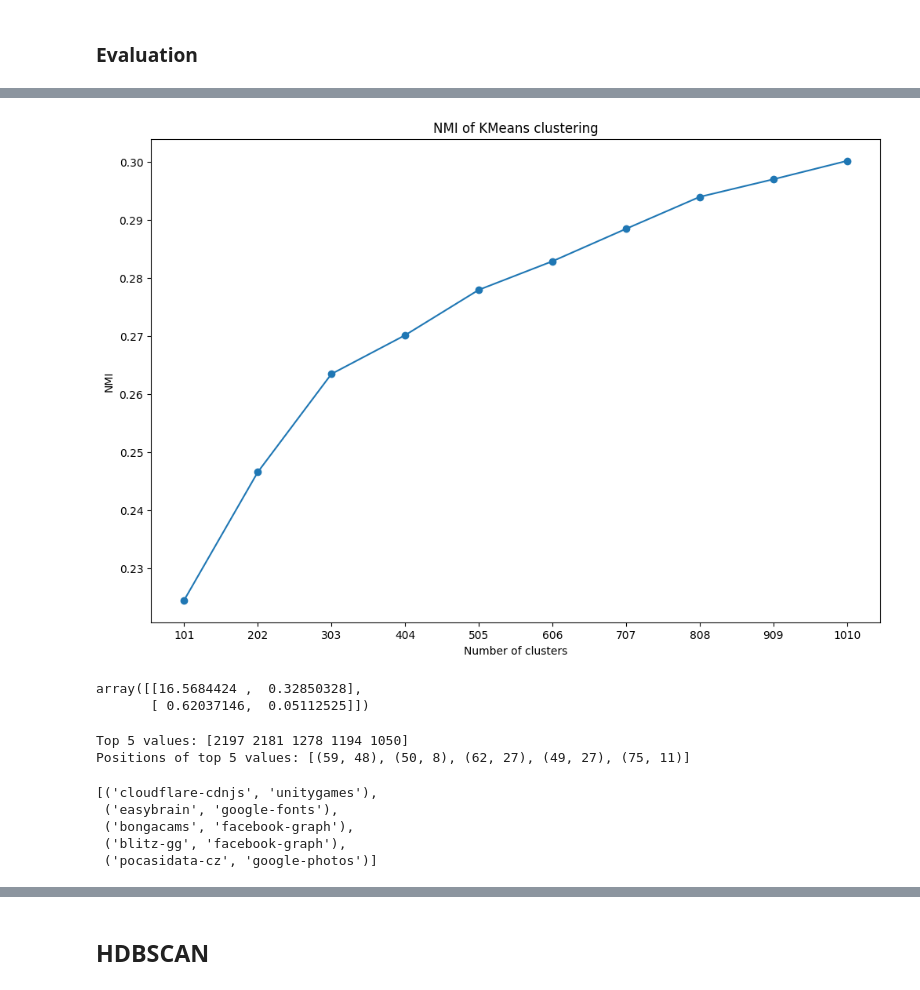
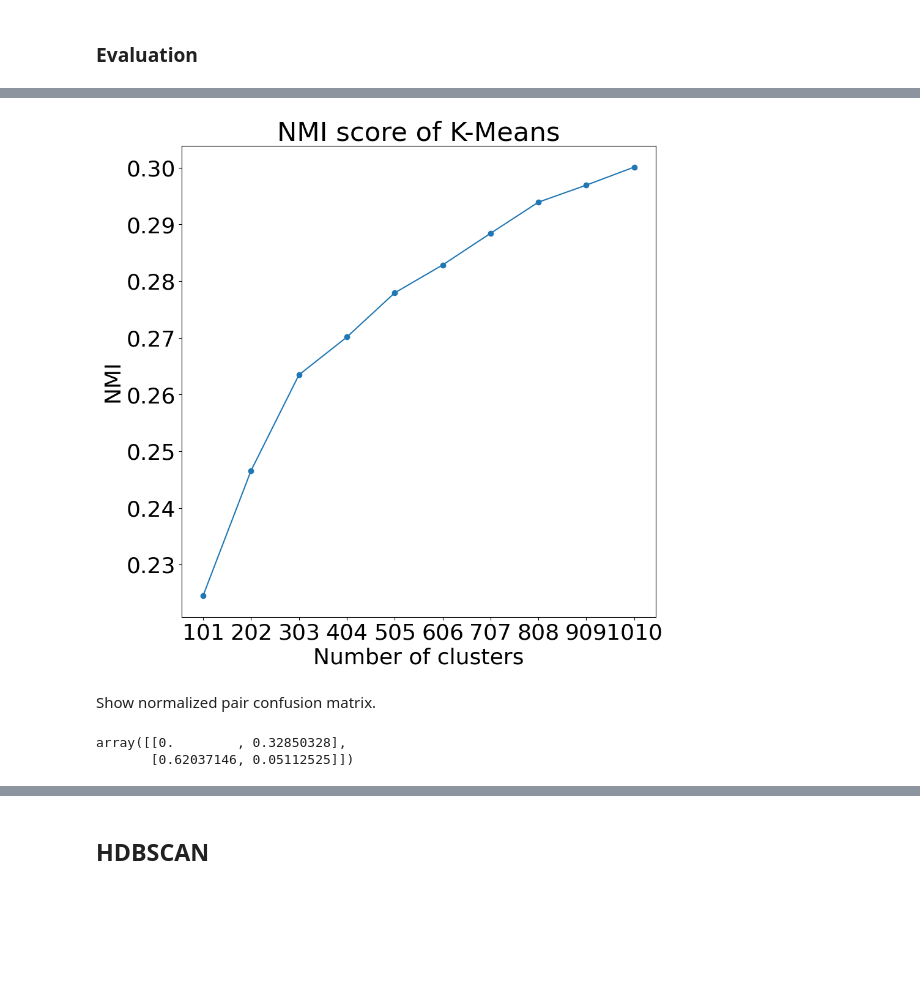
Before and after one commit to Hedgezi/bachelors-diploma, a Jupyter notebook: initial_clustering.ipynb, the cells around one changed output, grey strips where cells are left out. Saved outputs shown, nothing was run; the diff lists cells and outputs as text; code cells hidden in the pictures; blank space fills up the shorter version.

```diff
--- a/initial_clustering.ipynb
+++ b/initial_clustering.ipynb
@@ -54,3 +67,22 @@ Name: count, Length: 101, dtype: int64
+# %%
+import os
+
+APE_PICTURES_SAVED = False
+
+plt.rcParams.update({'font.size': 26})
+
+def save_fig_to_images_dir(fig, fig_name, images_dir=("images", "initial_clustering")):
+    try:
+        os.makedirs(os.path.join(*images_dir))
+    except FileExistsError:
+        pass
+
+    try:
+        fig.savefig(os.path.join(*images_dir, fig_name), dpi=300, bbox_inches='tight',
+                    format='pdf', transparent=True, pad_inches=0.1)
+        print(f"Figure {fig_name} saved successfully.")
+    except Exception as e:
+        print(f"Error saving figure {fig_name}: {e}")
 # %% [markdown]
 ## Feature extraction
 # %% [markdown]
@@ -116,51 +155,32 @@ plt.show()
 # %%
 from sklearn.metrics.cluster import normalized_mutual_info_score
 
-fig, ax = plt.subplots(figsize=(12, 8))
-ax.plot(range(number_of_clusters, number_of_clusters * (NUMBER_OF_MULTIPLIERS + 1), number_of_clusters), [normalized_mutual_info_score(app_array, kmeans) for kmeans in kmeans_partitions], marker='o')
-ax.set_title("NMI of KMeans clustering")
+plt.rcParams.update({'font.size': 26})
+fig, ax = plt.subplots(figsize=(10, 10))
+
+ax.plot(range(number_of_clusters, number_of_clusters * (NUMBER_OF_MULTIPLIERS + 1), number_of_clusters),
+        [normalized_mutual_info_score(app_array, kmeans) for kmeans in kmeans_partitions],
+        marker='o')
+ax.set_title("NMI score of K-Means")
 ax.set_xlabel("Number of clusters")
 ax.set_ylabel("NMI")
 ax.set_xticks(range(number_of_clusters, number_of_clusters * (NUMBER_OF_MULTIPLIERS + 1), number_of_clusters))
 plt.show()
-fig.savefig("kmeans_firsttry_nmi.png", bbox_inches='tight')
+
+if APE_PICTURES_SAVED: save_fig_to_images_dir(fig, "kmeans_nmi.pdf")
 # %% [output]
-[figure, old version]
+[figure, new version]
+# %% [markdown]
+Show normalized pair confusion matrix.
 # %%
 from sklearn.metrics.cluster import pair_confusion_matrix
 
 pair_confusion = pair_confusion_matrix(app_array, kmeans_partitions[0])
 # divide everything by the number of packets
 pair_confusion = pair_confusion / (np.sum(pair_confusion) - pair_confusion[0, 0])
+pair_confusion[0, 0] = 0
 
 pair_confusion
 # %% [output]
-array([[16.5684424 ,  0.32850328],
-       [ 0.62037146,  0.05112525]])
+array([[0.        , 0.32850328],
+       [0.62037146, 0.05112525]])
-# %%
-from sklearn.metrics.cluster import contingency_matrix
-
-matrix = contingency_matrix(app_array, kmeans_partitions[0])
-
-top_5_indices = np.argpartition(matrix.flatten(), -5)[-5:]
-
-top_5_indices = top_5_indices[np.argsort(-matrix.flatten()[top_5_indices])]
-
-top_5_positions = [np.unravel_index(idx, matrix.shape) for idx in top_5_indices]
-
-top_5_values = matrix.flatten()[top_5_indices]
-
-print("Top 5 values:", top_5_values)
-print("Positions of top 5 values:", top_5_positions)
-
-top_5_positions = list(map(lambda x: (dataset._tables_app_enum.get(x[0], "Unknown"), dataset._tables_app_enum.get(x[1], "Unknown")), top_5_positions))
-
-top_5_positions
-# %% [output]
-Top 5 values: [2197 2181 1278 1194 1050]
-Positions of top 5 values: [(59, 48), (50, 8), (62, 27), (49, 27), (75, 11)]
-[('cloudflare-cdnjs', 'unitygames'),
- ('easybrain', 'google-fonts'),
- ('bongacams', 'facebook-graph'),
- ('blitz-gg', 'facebook-graph'),
- ('pocasidata-cz', 'google-photos')]
```
Also changed, not shown: parts of 41 cells of this notebook, 8 other files.
